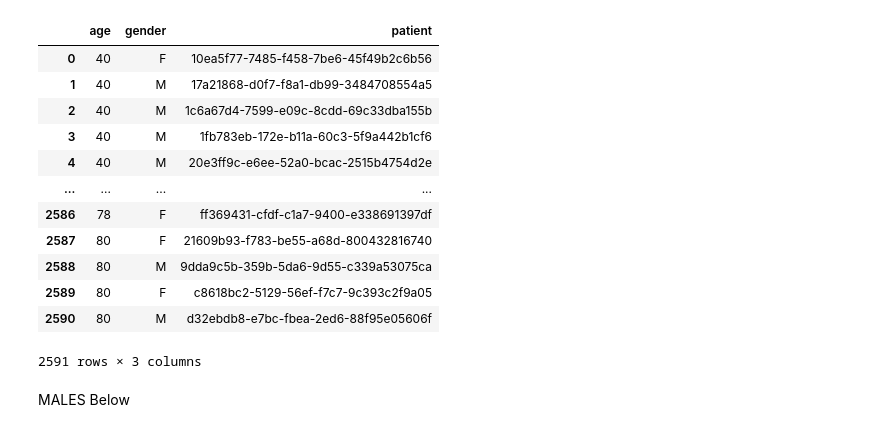
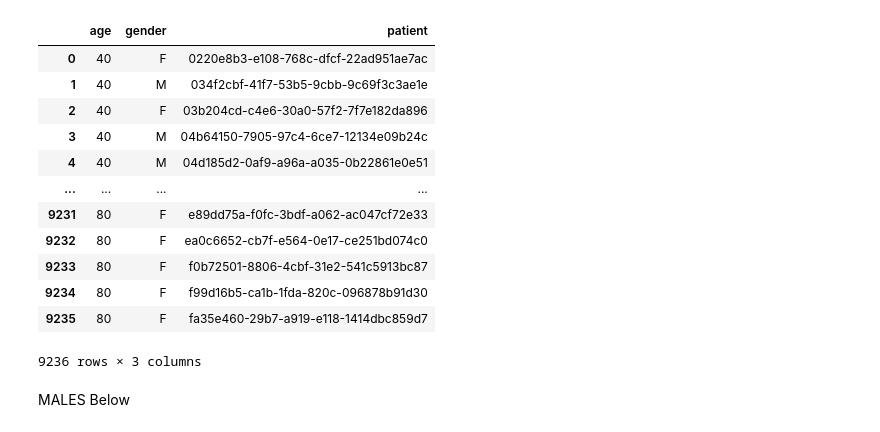
Before and after one commit to EatOreo/DifferentialPrivacyBiasExperiments, a Jupyter notebook: notebooks/Ages.ipynb, the cells around one changed output. Drawn from its saved outputs; the diff is of its cells as text; code cells hidden in the pictures.

```diff
--- a/notebooks/Ages.ipynb
+++ b/notebooks/Ages.ipynb
@@ -1,41 +1,41 @@
 # %%
 import sqlite3
 
 import matplotlib.pyplot as plt
 import pandas as pd
 
-conn = sqlite3.connect("../data/conditions2.db")
+conn = sqlite3.connect("../data/conditions.db")
 
 query = """
 SELECT age, gender, patient
 FROM (
     SELECT c.patient, p.gender, DATE(p.birthdate) as dob, min(DATE(c.start)) as start, (cast(strftime('%Y.%m%d', min(DATE(c.start))) - strftime('%Y.%m%d', DATE(p.birthdate)) as int) / 2) * 2 as age
     FROM conditions c
     JOIN patients p on c.patient = p.id
     WHERE c.description = 'Ischemic heart disease (disorder)'
     GROUP BY c.patient
     ORDER BY age
  ) h
 WHERE age >= 20;
 """
 
 
 df = pd.read_sql(query, conn)
 df
 # %% [output]
 |  | age | gender | patient |
-| 0 | 40 | F | 10ea5f77-7485-f458-7be6-45f49b2c6b56 |
-| 1 | 40 | M | 17a21868-d0f7-f8a1-db99-3484708554a5 |
-| 2 | 40 | M | 1c6a67d4-7599-e09c-8cdd-69c33dba155b |
-| 3 | 40 | M | 1fb783eb-172e-b11a-60c3-5f9a442b1cf6 |
-| 4 | 40 | M | 20e3ff9c-e6ee-52a0-bcac-2515b4754d2e |
+| 0 | 40 | F | 0220e8b3-e108-768c-dfcf-22ad951ae7ac |
+| 1 | 40 | M | 034f2cbf-41f7-53b5-9cbb-9c69f3c3ae1e |
+| 2 | 40 | F | 03b204cd-c4e6-30a0-57f2-7f7e182da896 |
+| 3 | 40 | M | 04b64150-7905-97c4-6ce7-12134e09b24c |
+| 4 | 40 | M | 04d185d2-0af9-a96a-a035-0b22861e0e51 |
 | ... | ... | ... | ... |
-| 2586 | 78 | F | ff369431-cfdf-c1a7-9400-e338691397df |
-| 2587 | 80 | F | 21609b93-f783-be55-a68d-800432816740 |
-| 2588 | 80 | M | 9dda9c5b-359b-5da6-9d55-c339a53075ca |
-| 2589 | 80 | F | c8618bc2-5129-56ef-f7c7-9c393c2f9a05 |
-| 2590 | 80 | M | d32ebdb8-e7bc-fbea-2ed6-88f95e05606f |
+| 9231 | 80 | F | e89dd75a-f0fc-3bdf-a062-ac047cf72e33 |
+| 9232 | 80 | F | ea0c6652-cb7f-e564-0e17-ce251bd074c0 |
+| 9233 | 80 | F | f0b72501-8806-4cbf-31e2-541c5913bc87 |
+| 9234 | 80 | F | f99d16b5-ca1b-1fda-820c-096878b91d30 |
+| 9235 | 80 | F | fa35e460-29b7-a919-e118-1414dbc859d7 |
-2591 rows × 3 columns
+9236 rows × 3 columns
 # %%
 womenMeanDf = df.where(df.gender == "F").dropna().mean()
 menMeanDf = df.where(df.gender == "M").dropna().mean()
```
Also changed, not shown: parts of 18 cells of this notebook.
